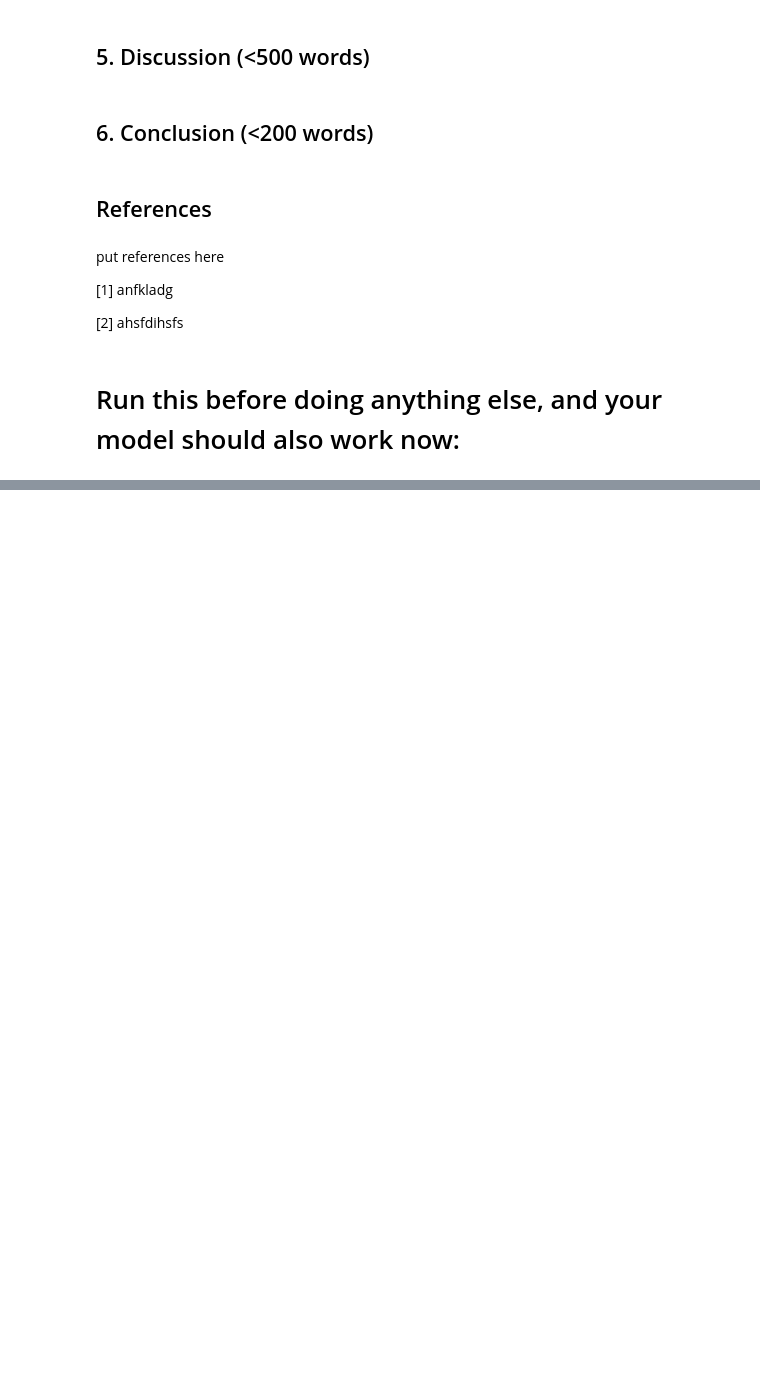
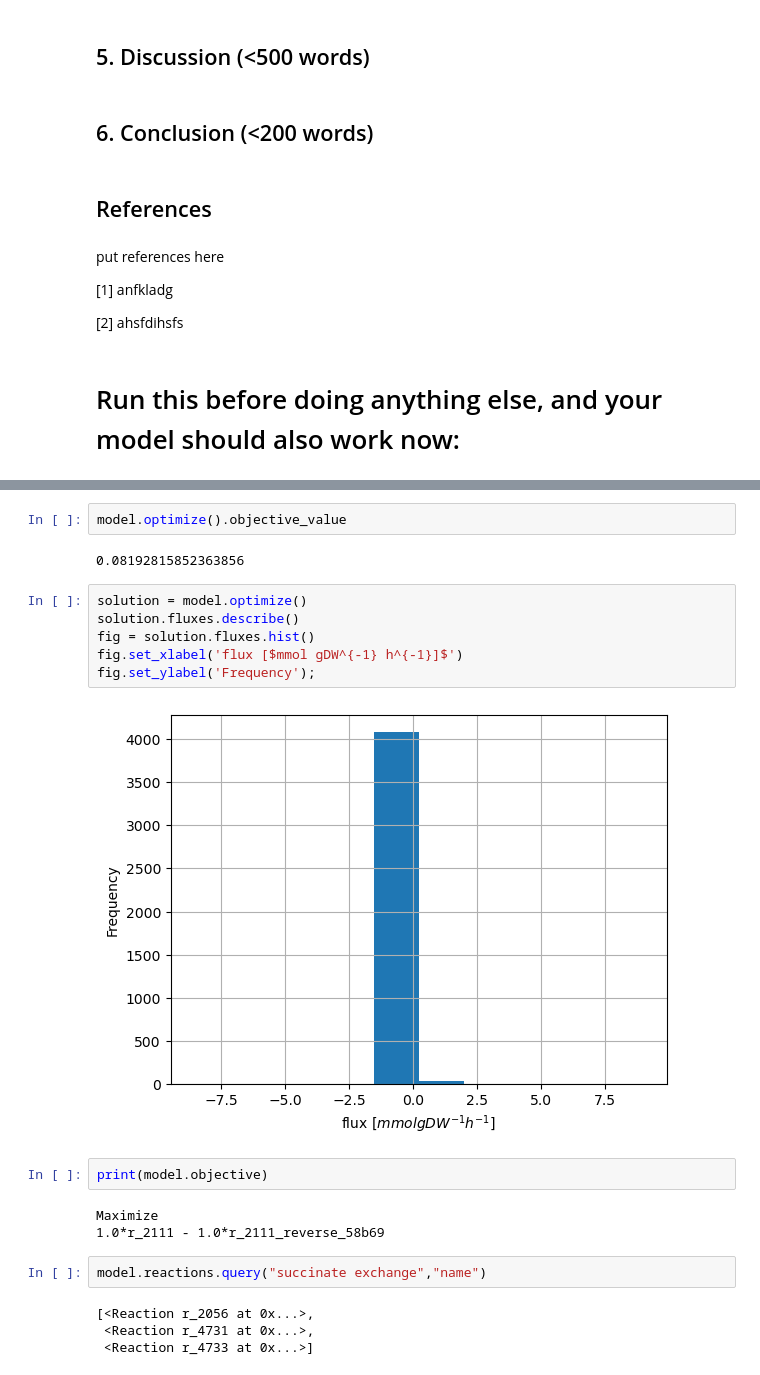
Before and after one commit to 27410/group-assingment-team-4, a Jupyter notebook: yeast-GEM-8.7.0/Report.ipynb, the cells around one changed output, grey strips where cells are left out. Cells and saved outputs as stored; diff of their text form; blank space fills up the shorter version.

Commit message:
Worked on the model

```diff
--- a/yeast-GEM-8.7.0/Report.ipynb
+++ b/yeast-GEM-8.7.0/Report.ipynb
@@ -114,0 +130,23 @@ model
+# %%
+model.optimize().objective_value
+# %% [output]
+0.08192815852363856
+# %%
+solution = model.optimize()
+solution.fluxes.describe()
+fig = solution.fluxes.hist()
+fig.set_xlabel('flux [$mmol gDW^{-1} h^{-1}]$')
+fig.set_ylabel('Frequency');
+# %% [output]
+[figure, added]
+# %%
+print(model.objective)
+# %% [output]
+Maximize
+1.0*r_2111 - 1.0*r_2111_reverse_58b69
+# %%
+model.reactions.query("succinate exchange","name")
+# %% [output]
+[<Reaction r_2056 at 0x...>,
+ <Reaction r_4731 at 0x...>,
+ <Reaction r_4733 at 0x...>]
```
Also changed, not shown: parts of 17 cells of this notebook, 1 other file.
